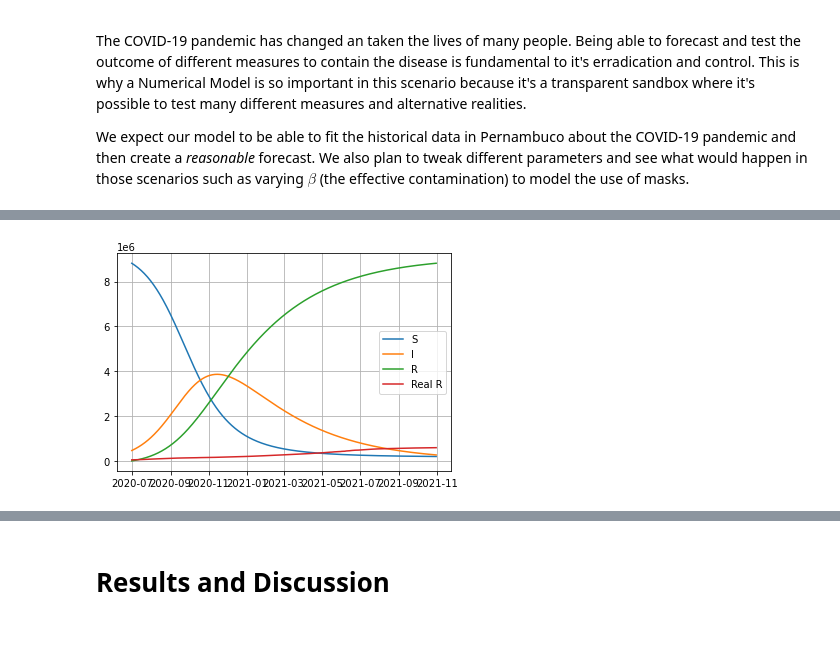
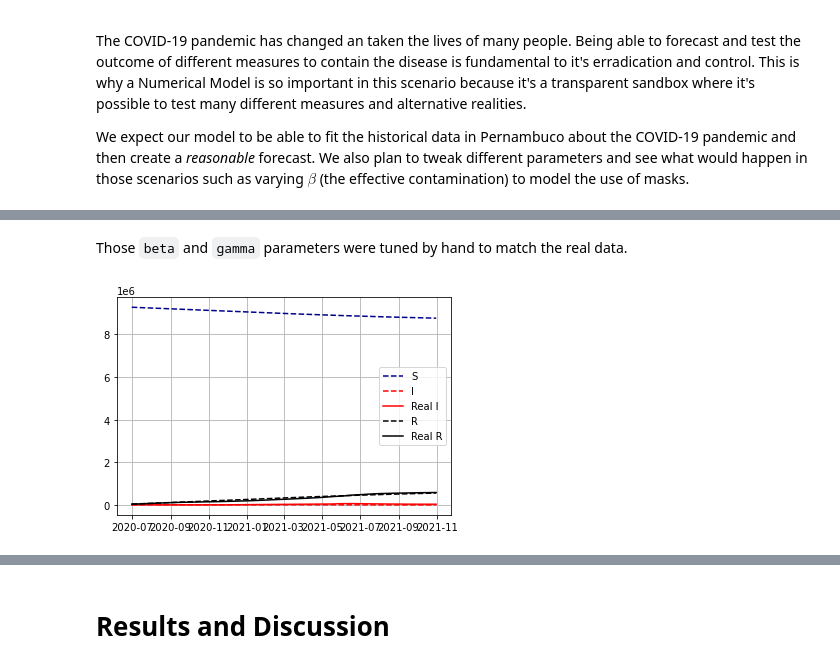
Before and after one commit to gbrls/Covid19NumericalAnalisys, a Jupyter notebook: main.ipynb, the cells around one changed output, grey strips where cells are left out. Saved outputs shown, nothing was run; the diff lists cells and outputs as text; code cells hidden in the pictures; blank space fills up the shorter version.

Commit message:
SIR model calibrated

```diff
--- a/main.ipynb
+++ b/main.ipynb
@@ -76,27 +88,31 @@ def SIR(u, t):
     I = u[1]
     R = u[2]
 
-    beta = 0.04 / N
-    gamma = 0.01
+    beta = 0.08 / N
+    gamma = 0.0785
 
     return [-beta*S*I, beta*S*I - gamma*I, gamma*I]
+# %% [markdown]
+Those `beta` and `gamma` parameters were tuned by hand to match the real data.
 # %%
 model_pop = real_total_pop
-model_infected = 0.05
-u = [model_pop - (model_pop * model_infected), model_pop * model_infected, 0.]
+model_infected = (61119 - (41925 + 4968)) / real_total_pop
+model_recovered = (41925 + 4968) / real_total_pop
+u = [model_pop - (model_pop * model_infected), model_pop * model_infected, model_pop * model_recovered]
 
 solution = odeint(SIR, u, t)
 S = solution[:, 0]
 I = solution[:, 1]
 R = solution[:, 2]
 
 plt.grid()
-plt.plot(r, S, label="S")
-plt.plot(r, I, label="I")
-plt.plot(r, R, label="R")
-plt.plot(df['obitos'] + df['recuperados'], label="Real R")
+plt.plot(r, S, label="S", color="darkblue", linestyle="dashed")
+plt.plot(r, I, label="I", color="red", linestyle="dashed")
+plt.plot(df['confirmados'] - (df['obitos'] + df['recuperados']), label="Real I", color="red")
+plt.plot(r, R, label="R", color="black", linestyle="dashed")
+plt.plot(df['obitos'] + df['recuperados'], label="Real R", color="black")
 plt.legend()
 plt.show()
 #plt.plot(t,odeint(SIR, u, t)[:, 1])
 # %% [output]
-[figure, old version]
+[figure, new version]
```
Also changed, not shown: parts of 4 cells of this notebook.
